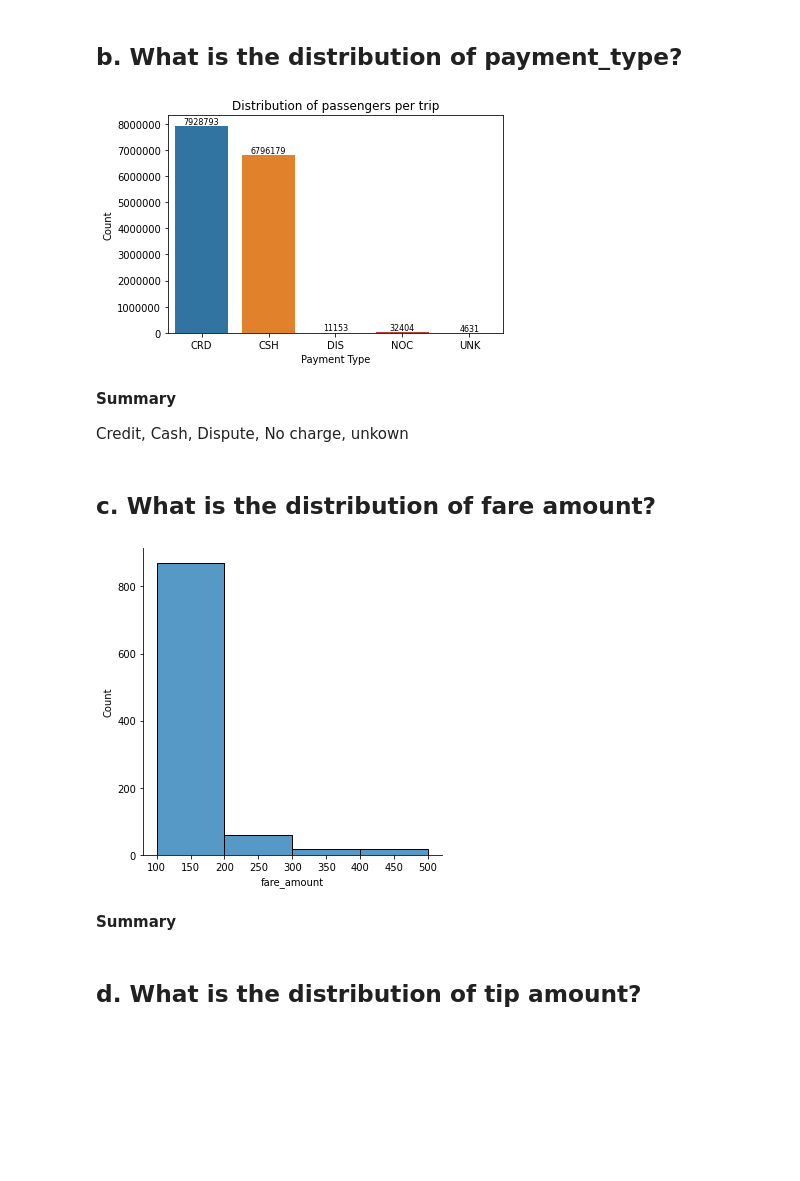
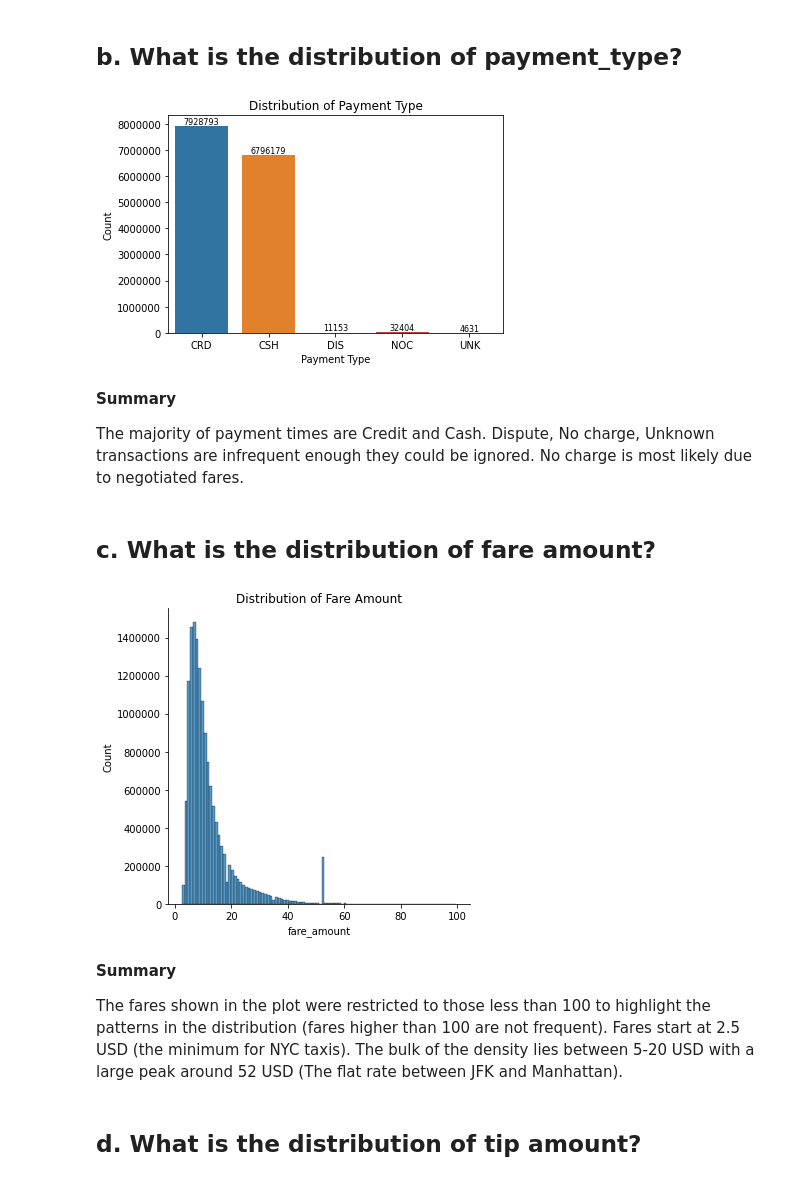
Before and after one commit to jarrydharris/NYC_taxi, a Jupyter notebook: cba_questions.ipynb, the cells around one changed output. Saved outputs shown, nothing was run; the diff lists cells and outputs as text; code cells hidden in the pictures; blank space fills up the shorter version.

```diff
--- a/cba_questions.ipynb
+++ b/cba_questions.ipynb
@@ -78,8 +59,13 @@ payment_dist.reset_index(inplace=True)
 # %%
+payment_dist = (clean_data.groupby('payment_type')
+                .count()
+                .iloc[:,0])
+payment_dist = pd.DataFrame(payment_dist).rename(columns={"medallion": "counts"})
+payment_dist.reset_index(inplace=True)
 payment_plot = sns.barplot(data=payment_dist,
                            x = "payment_type",
                            y = "counts")
-plt.title("Distribution of passengers per trip")
+plt.title("Distribution of Payment Type")
 payment_plot.set_xlabel("Payment Type")
 payment_plot.set_ylabel("Count")
 plt.ticklabel_format(style='plain',
@@ -88,25 +74,32 @@ payment_plot.bar_label(payment_plot.containers[0],
                        size=8,
                        fmt="%d")
 plt.show()
+gc.collect()
+None
 # %% [output]
-[figure, old version]
+[figure, new version]
 # %% [markdown]
 **Summary**
 
-Credit, Cash, Dispute, No charge, unkown
+The majority of payment times are Credit and Cash. Dispute, No charge, Unknown transactions are infrequent enough they could be ignored. No charge is most likely due to negotiated fares.
 # %% [markdown]
 ## c. What is the distribution of fare amount?
 # %%
-fare_plot = sns.displot(data=clean_data,
+fare_plot = sns.displot(data=clean_data[clean_data.fare_amount<100],
                         x="fare_amount",
                         kind="hist",
-                        bins=[100, 200, 300, 400, 500])
+                        bins=100)
 plt.ticklabel_format(style='plain',
                      axis='y')
+plt.title("Distribution of Fare Amount")
+gc.collect()
+None
 # %% [output]
-[figure, old version]
+[figure, new version]
 # %% [markdown]
 **Summary**
+
+The fares shown in the plot were restricted to those less than 100 to highlight the patterns in the distribution (fares higher than 100 are not frequent). Fares start at 2.5 USD (the minimum for NYC taxis). The bulk of the density lies between 5-20 USD with a large peak around 52 USD (The flat rate between JFK and Manhattan).
 # %% [markdown]
 ## d. What is the distribution of tip amount?
 # %%
```
Also changed, not shown: parts of 75 cells of this notebook, 1 other file.
